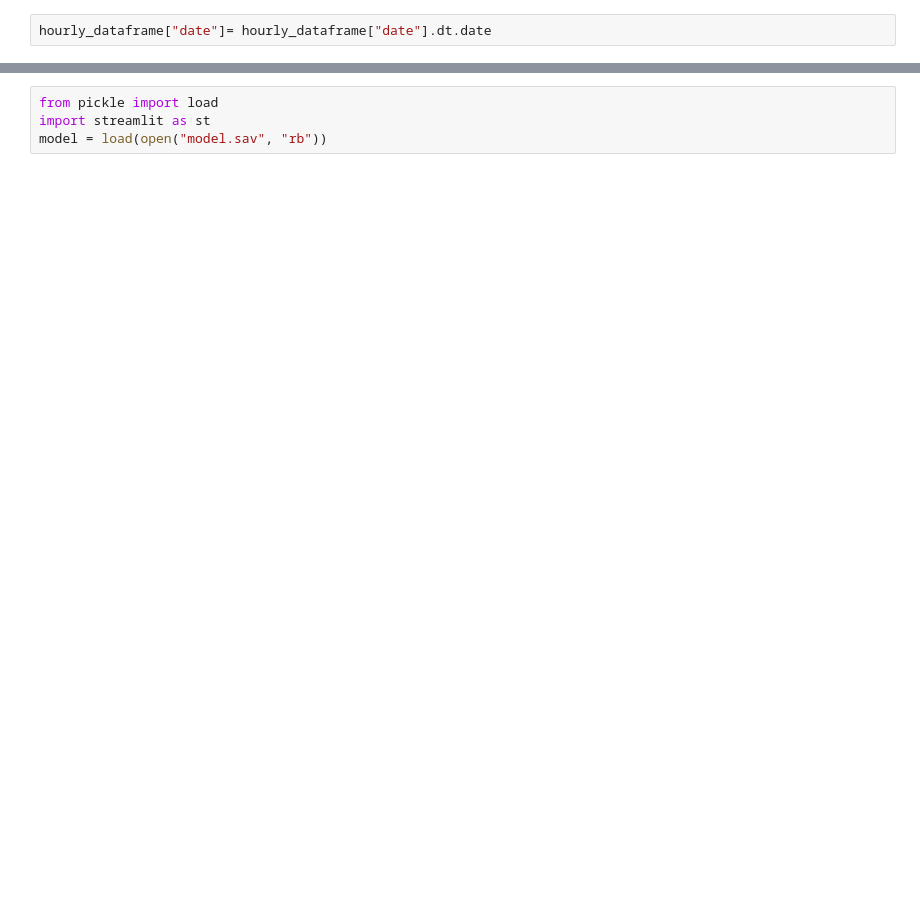
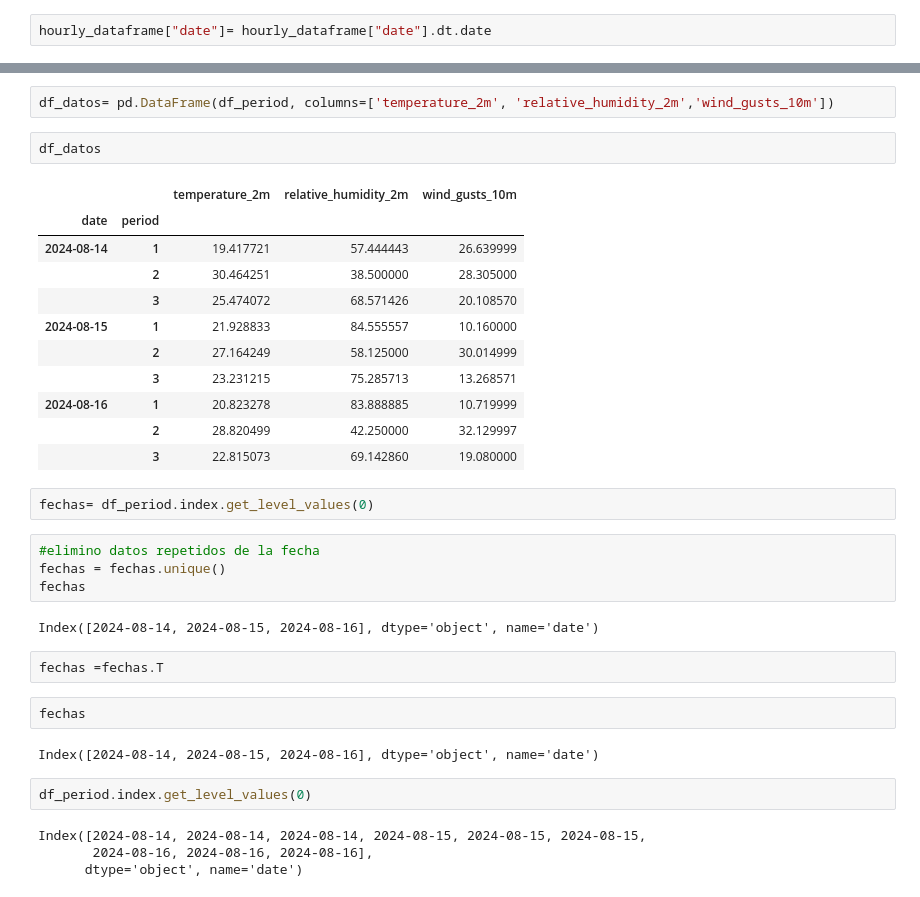
Before and after one commit to damianlicheri/Proyecto-Final, a Jupyter notebook: src/explore.ipynb, the cells around one changed output, grey strips where cells are left out. Cells and saved outputs as stored; diff of their text form; blank space fills up the shorter version.

```diff
--- a/src/explore.ipynb
+++ b/src/explore.ipynb
@@ -165,4 +245,36 @@ df_period.head(24)
-# %%
-from pickle import load
-import streamlit as st
-model = load(open("model.sav", "rb"))
+# %%
+df_datos= pd.DataFrame(df_period, columns=['temperature_2m', 'relative_humidity_2m','wind_gusts_10m'])
+# %%
+df_datos
+# %% [output]
+|  |  | temperature_2m | relative_humidity_2m | wind_gusts_10m |
+| date | period |  |  |  |
+| 2024-08-14 | 1 | 19.417721 | 57.444443 | 26.639999 |
+|  | 2 | 30.464251 | 38.500000 | 28.305000 |
+|  | 3 | 25.474072 | 68.571426 | 20.108570 |
+| 2024-08-15 | 1 | 21.928833 | 84.555557 | 10.160000 |
+|  | 2 | 27.164249 | 58.125000 | 30.014999 |
+|  | 3 | 23.231215 | 75.285713 | 13.268571 |
+| 2024-08-16 | 1 | 20.823278 | 83.888885 | 10.719999 |
+|  | 2 | 28.820499 | 42.250000 | 32.129997 |
+|  | 3 | 22.815073 | 69.142860 | 19.080000 |
+# %%
+fechas= df_period.index.get_level_values(0)
+# %%
+#elimino datos repetidos de la fecha
+fechas = fechas.unique()
+fechas
+# %% [output]
+Index([2024-08-14, 2024-08-15, 2024-08-16], dtype='object', name='date')
+# %%
+fechas =fechas.T
+# %%
+fechas
+# %% [output]
+Index([2024-08-14, 2024-08-15, 2024-08-16], dtype='object', name='date')
+# %%
+df_period.index.get_level_values(0)
+# %% [output]
+Index([2024-08-14, 2024-08-14, 2024-08-14, 2024-08-15, 2024-08-15, 2024-08-15,
+       2024-08-16, 2024-08-16, 2024-08-16],
+      dtype='object', name='date')
```
Also changed, not shown: parts of 15 cells of this notebook, 4 other files.
